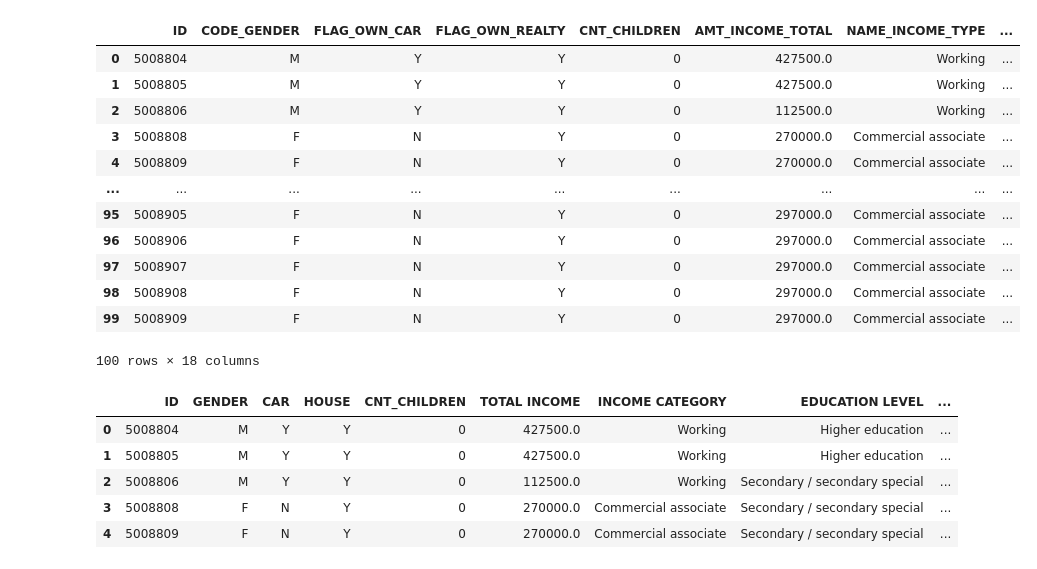
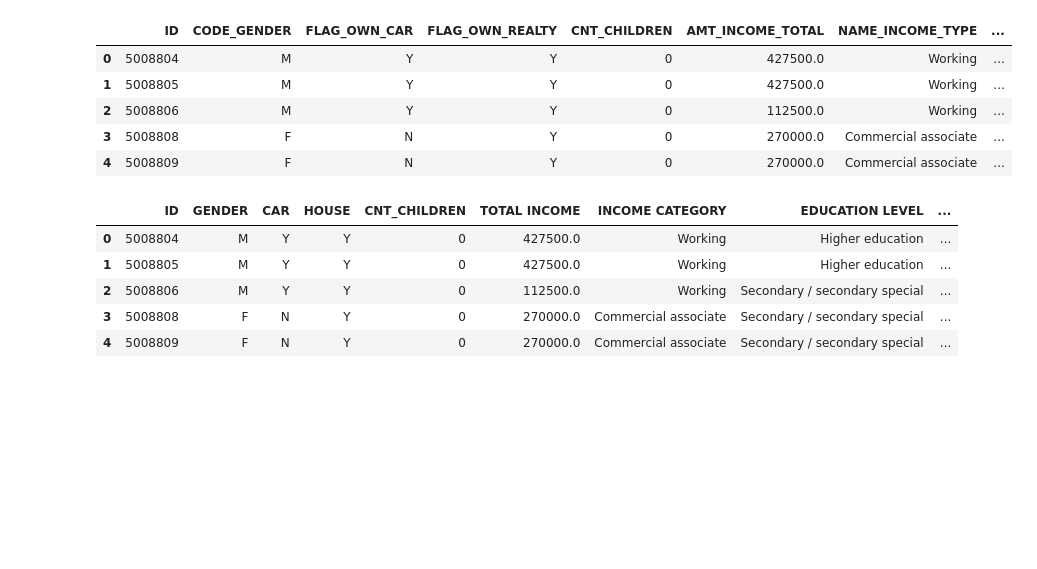
Before and after one commit to jbarbs44/Project4_Machine_Learning, a Jupyter notebook: Final 4/application_record.ipynb, the cells around one changed output. Drawn from its saved outputs; the diff is of its cells as text; code cells hidden in the pictures; blank space fills up the shorter version.

```diff
--- a/Final 4/application_record.ipynb
+++ b/Final 4/application_record.ipynb
@@ -8,20 +10,13 @@ import keras_tuner as kt
 # %%
 df = pd.read_csv("../Resources/application_record.csv")
-df.head(100)
+df.head()
 # %% [output]
 |  | ID | CODE_GENDER | FLAG_OWN_CAR | FLAG_OWN_REALTY | CNT_CHILDREN | AMT_INCOME_TOTAL | NAME_INCOME_TYPE | ... |
 | 0 | 5008804 | M | Y | Y | 0 | 427500.0 | Working | ... |
 | 1 | 5008805 | M | Y | Y | 0 | 427500.0 | Working | ... |
 | 2 | 5008806 | M | Y | Y | 0 | 112500.0 | Working | ... |
 | 3 | 5008808 | F | N | Y | 0 | 270000.0 | Commercial associate | ... |
 | 4 | 5008809 | F | N | Y | 0 | 270000.0 | Commercial associate | ... |
-| ... | ... | ... | ... | ... | ... | ... | ... | ... |
-| 95 | 5008905 | F | N | Y | 0 | 297000.0 | Commercial associate | ... |
-| 96 | 5008906 | F | N | Y | 0 | 297000.0 | Commercial associate | ... |
-| 97 | 5008907 | F | N | Y | 0 | 297000.0 | Commercial associate | ... |
-| 98 | 5008908 | F | N | Y | 0 | 297000.0 | Commercial associate | ... |
-| 99 | 5008909 | F | N | Y | 0 | 297000.0 | Commercial associate | ... |
-100 rows × 18 columns
 # %%
 # Drop Unwanted Columns
 df2 = df.drop(['DAYS_BIRTH', 'DAYS_EMPLOYED', 'FLAG_MOBIL', 'FLAG_WORK_PHONE', 'FLAG_PHONE', 'FLAG_EMAIL', 'OCCUPATION_TYPE', 'CNT_FAM_MEMBERS'],axis=1)
```
Also changed, not shown: parts of 12 cells of this notebook.
